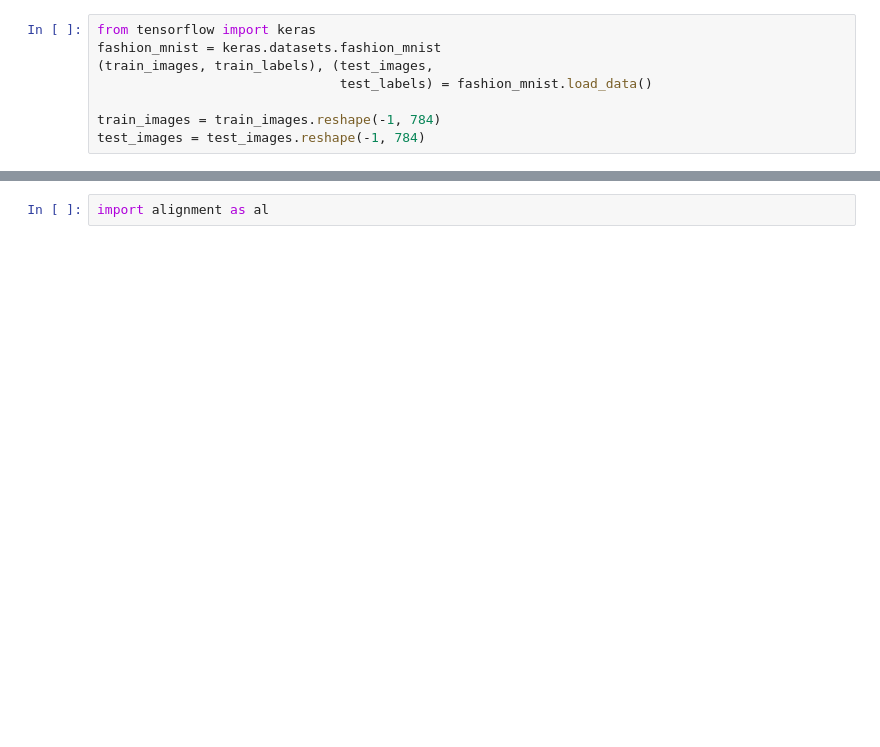
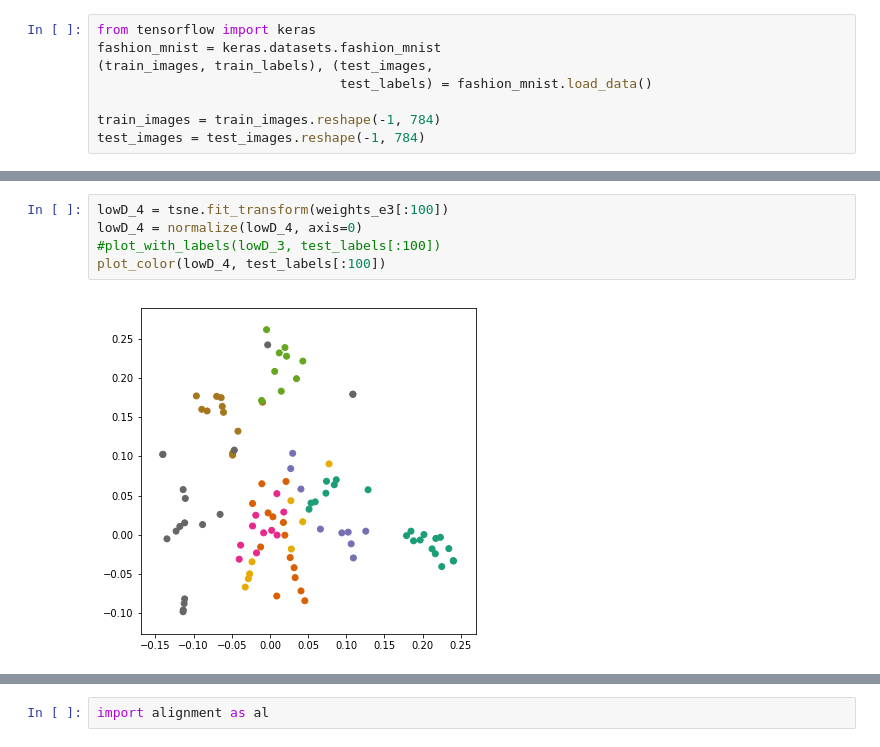
Before and after one commit to CornellDataScience/insights-vizNNs, a Jupyter notebook: MNIST_clothes/TNSE_fashion.ipynb, the cells around one changed output, grey strips where cells are left out. Saved outputs shown, nothing was run; the diff lists cells and outputs as text; blank space fills up the shorter version.

```diff
--- a/MNIST_clothes/TNSE_fashion.ipynb
+++ b/MNIST_clothes/TNSE_fashion.ipynb
@@ -72,0 +73,7 @@ plot_with_labels(lowD_2, test_labels[:100])
+# %%
+lowD_4 = tsne.fit_transform(weights_e3[:100])
+lowD_4 = normalize(lowD_4, axis=0)
+#plot_with_labels(lowD_3, test_labels[:100])
+plot_color(lowD_4, test_labels[:100])
+# %% [output]
+[figure, added]
```
Also changed, not shown: parts of 34 cells of this notebook, 6 other files.
